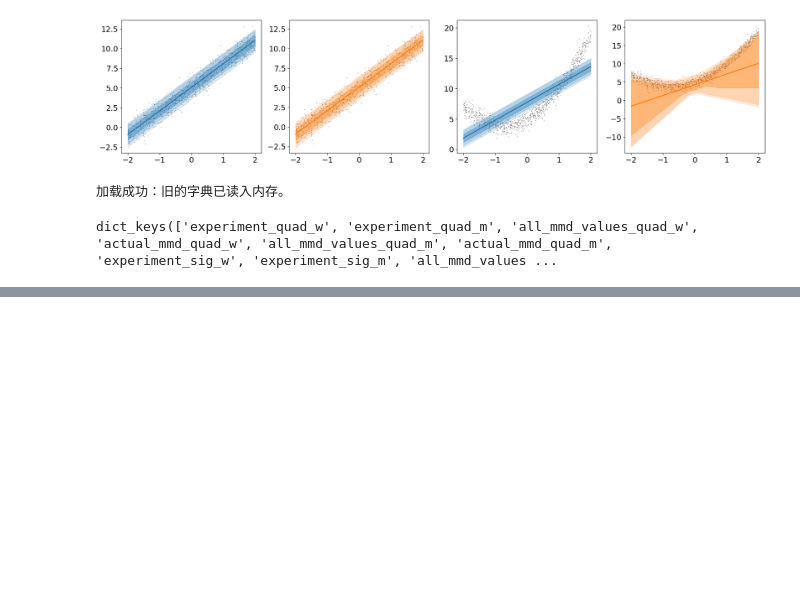
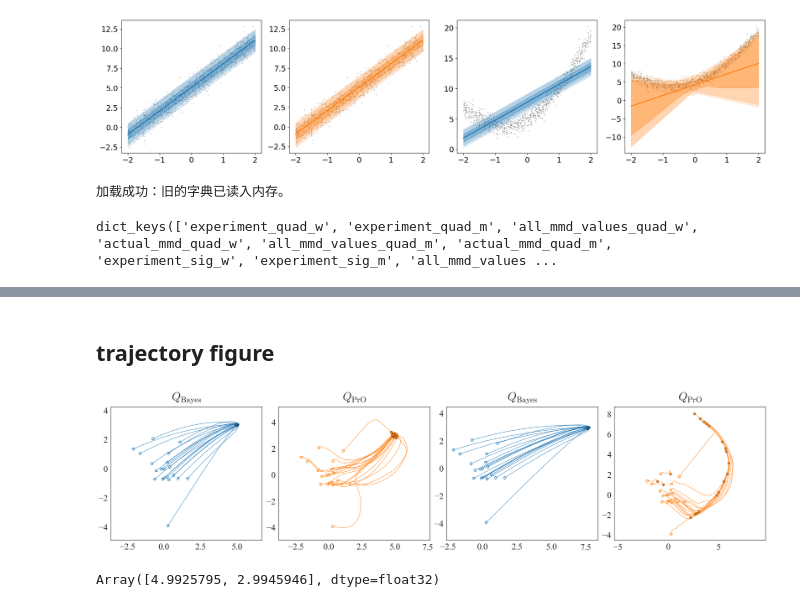
Before and after one commit to liuqingyang27/Detecting-Model-Misspecification-via-VGD, a Jupyter notebook: main fig.ipynb, the cells around one changed output, grey strips where cells are left out. Drawn from its saved outputs; the diff is of its cells as text; code cells hidden in the pictures; blank space fills up the shorter version.

```diff
--- a/main fig.ipynb
+++ b/main fig.ipynb
@@ -310,0 +312,2 @@ Actual mmd 0.0014803149970248342
+# %% [markdown]
+## trajectory figure
@@ -310,0 +363,43 @@ Actual mmd 0.0014803149970248342
+# %%
+with open('main_fig.dill', 'rb') as f:
+    data = dill.load(f)
+
+sns.set_theme(
+    style="white",
+    rc={
+        "font.family": "serif",
+        "font.serif": ["Computer Modern Roman", "CMU Serif", "Times New Roman"],
+        "mathtext.fontset": "cm",
+        "legend.frameon": True
+    }
+    )
+
+fig, axes = plt.subplots(nrows=1, ncols=4, figsize=(28, 7))
+VGD_color = '#ff7f0e'
+SVGD_color = '#1f77b4'
+true_theta = jnp.array([5.0, 3.0])
+
+plot_trajectory_2d(data['experiment_landq_w'].history_SVGD, true_theta, n_paths_to_plot=20,
+                     base_color=SVGD_color, gradient_color=False, ax=axes[0])
+axes[0].set_title(r'$Q_\mathrm{Bayes}$', fontsize=34, pad=20)
+
+plot_trajectory_2d(data['experiment_landq_w'].history_VGD, true_theta, n_paths_to_plot=20,
+                     base_color=VGD_color, gradient_color=False, ax=axes[1])
+axes[1].set_title( r'$Q_{\mathrm{PrO}}$', fontsize=34, pad=20)
+plot_trajectory_2d(data['experiment_landq_m'].history_SVGD, true_theta, n_paths_to_plot=20,
+                     base_color=SVGD_color, gradient_color=False, ax=axes[2])
+axes[2].set_title(r'$Q_\mathrm{Bayes}$', fontsize=34, pad=20)
+
+plot_trajectory_2d(data['experiment_landq_m'].history_VGD, true_theta, n_paths_to_plot=20,
+                     base_color=VGD_color, gradient_color=False, ax=axes[3])
+axes[3].set_title(r'$Q_{\mathrm{PrO}}$', fontsize=34, pad=20)
+
+for ax in axes:
+    ax.set(xlabel=None, ylabel=None)
+    ax.tick_params(axis='both', which='major', labelsize=26)
+# fig.suptitle('Comparison of Trajectory Plotting Styles', fontsize=16)
+
+plt.tight_layout(rect=[0, 0, 1, 1]) # rect为总标题留出空间
+plt.show()
+# %% [output]
+[figure, added]
@@ -310,0 +409,4 @@ Actual mmd 0.0014803149970248342
+# %%
+data['experiment_landq_w'].particles_SVGD.mean(axis=0)
+# %% [output]
+Array([4.9925795, 2.9945946], dtype=float32)
```
Also changed, not shown: parts of 11 cells of this notebook, 5 other files.
